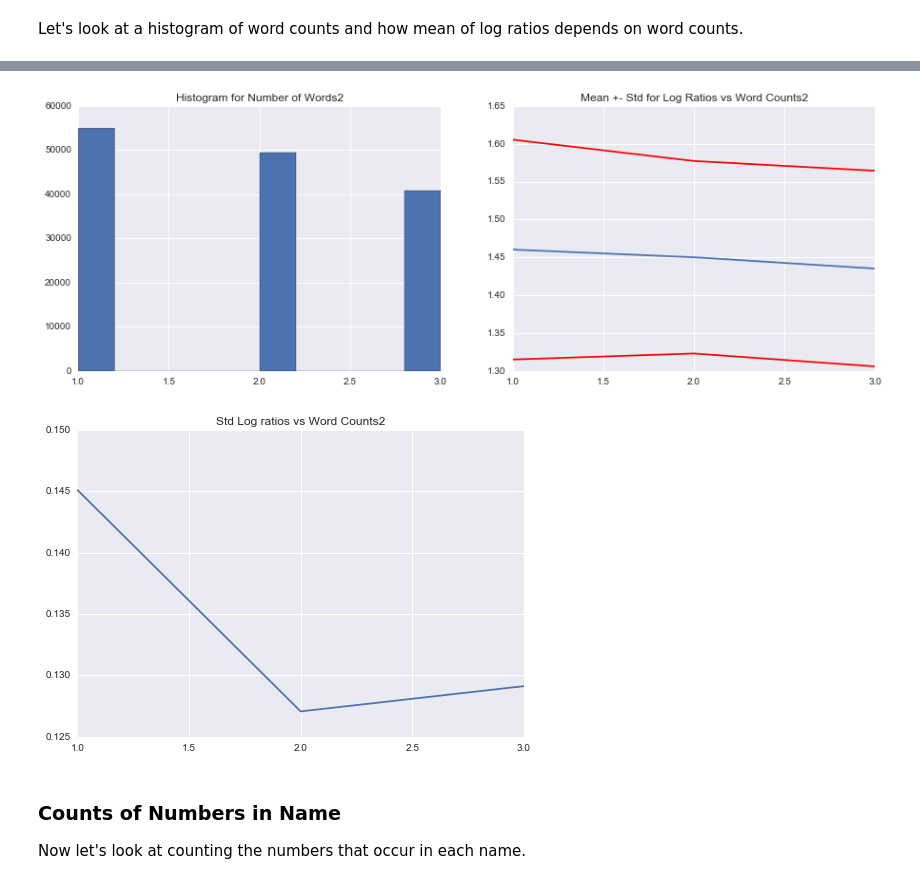
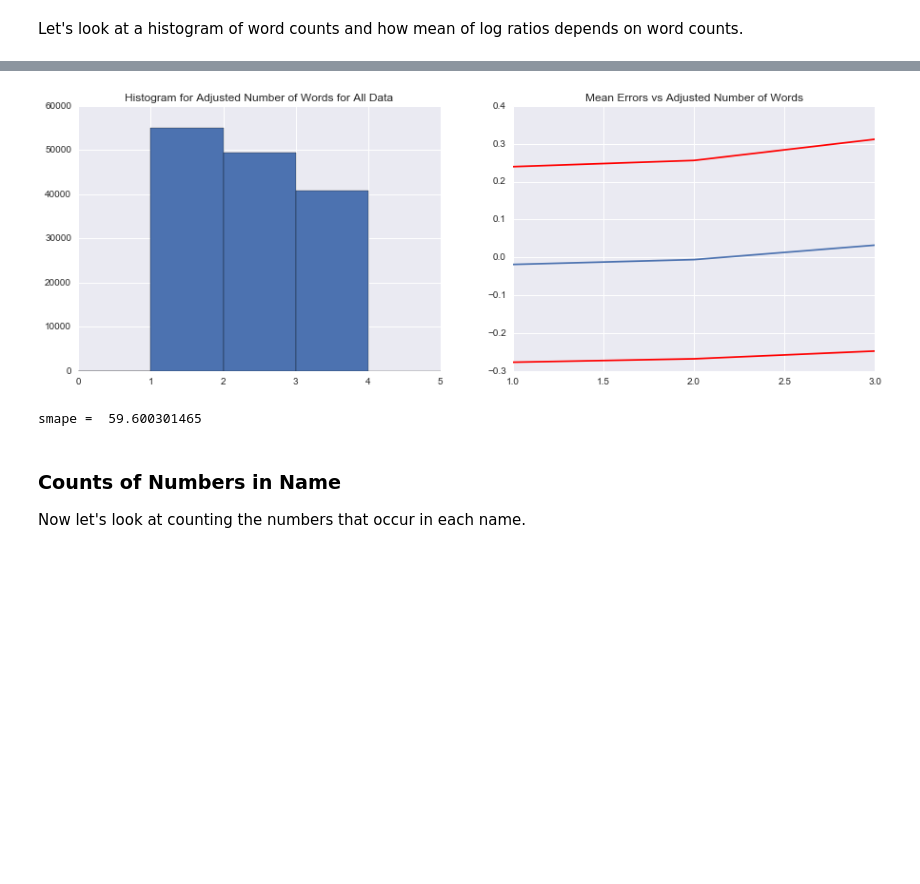
Before and after one commit to MatthewMcGonagle/KaggleWikiTraffic, a Jupyter notebook: FinalReport.ipynb, the cells around one changed output, grey strips where cells are left out. Drawn from its saved outputs; the diff is of its cells as text; code cells hidden in the pictures; blank space fills up the shorter version.

Commit message:
Revised name features and analysis.

```diff
--- a/FinalReport.ipynb
+++ b/FinalReport.ipynb
@@ -668,5 +650,0 @@ So we see that the optimal constant to choose is about 3.5. So we go with z = np
-# %%
-page_df.logratios = np.log(3.5 + page_df.ratios)
-
-page_df.logratios.hist(bins = np.arange(1.0, 3, 0.05))
-plt.show()
@@ -674,0 +653,3 @@ plt.show()
+# %%
+errors_df = pd.DataFrame(errors['polyDegree15'], columns = ['errors'])
+errors_df.head()
@@ -724,31 +710,54 @@ plt.show()
 # %%
+cutoff = 3
 page_df['numWords2'] = page_df['numWords']
-page_df.loc[page_df.numWords2 > 2, 'numWords2'] = 3
+page_df.loc[page_df.numWords2 > cutoff, 'numWords2'] = cutoff
 
 # Graph statistics for adjusted number of Words.
 
 plt.figure(figsize = doublefigsize)
 plt.subplot(121)
-page_df.numWords2.hist()
-plt.title('Histogram for Number of Words2')
+bins = np.arange(cutoff + 3)
+page_df['numWords2'].hist(bins = bins)
+plt.title('Histogram for Adjusted Number of Words for All Data')
 
-grouped_mean = page_df.groupby('numWords2').mean()
-grouped_std = page_df.groupby('numWords2').std()
-
+errors_df['numWords2'] = page_df.loc[indices['train'], 'numWords2']
+cut = pd.cut(errors_df.numWords2, bins)
+grouped_df = errors_df.groupby(cut)
+means = grouped_df.mean().errors
+stds = grouped_df.std().errors
 plt.subplot(122)
-plt.plot(grouped_mean.index, grouped_mean.logratios)
-plt.plot(grouped_std.index, grouped_mean.logratios + grouped_std.logratios, color = 'red')
-plt.plot(grouped_std.index, grouped_mean.logratios - grouped_std.logratios, color = 'red')
-plt.title('Mean +- Std for Log Ratios vs Word Counts2')
-ax = plt.gca()
+plt.plot(bins[1:], means)
+plt.plot(bins[1:], means + stds, color = 'red')
+plt.plot(bins[1:], means - stds, color = 'red')
+plt.title('Mean Errors vs Adjusted Number of Words')
 plt.show()
-
-plt.plot(grouped_std.index, grouped_std.logratios)
-plt.title('Std Log ratios vs Word Counts2')
-plt.show()
 # %% [output]
-[figure, old version]
+[figure, new version]
-[figure, removed]
+# %%
+for name in ['train', 'valid', 'tv', 'test', 'train']:
+    X[name]['numWords'] = page_df.loc[indices[name], 'numWords2']
+
+for name in ['train', 'valid']:
+    X[name + '_l']['numWords'] = X[name]['numWords']
+
+timefeatures = Pipeline([ ('drop', FunctionTransformer(lambda X : X[:, :pastT])),
+                          ('features', FunctionTransformer(features['polymodel'],
+                                                            kw_args = {'windowSize' : 31,
+                                                                       'degree' : 15})) ])
+namefeatures = Pipeline([ ('drop', FunctionTransformer(lambda X : X[:, pastT : pastT + 1])) ])
+allfeatures = FeatureUnion([ ('time', timefeatures),
+                             ('name', namefeatures) ])
+
+log_predictor = Pipeline([ ('features', allfeatures),
+                           ('linear', LinearRegression()) ])
+
+log_predictor.fit(X['train_l'], Y['train_l'])
+Y['predict_l'] = log_predictor.predict(X['valid_l'])
+Y['predict'] = -param + np.exp(Y['predict_l'])
+newsmape = smape(epsilon + Y['predict'], Y['valid'])
+print('smape = ', newsmape)
+# %% [output]
+smape =  59.600301465
 # %% [markdown]
 ### Counts of Numbers in Name
 
```
Also changed, not shown: parts of 61 cells of this notebook.
